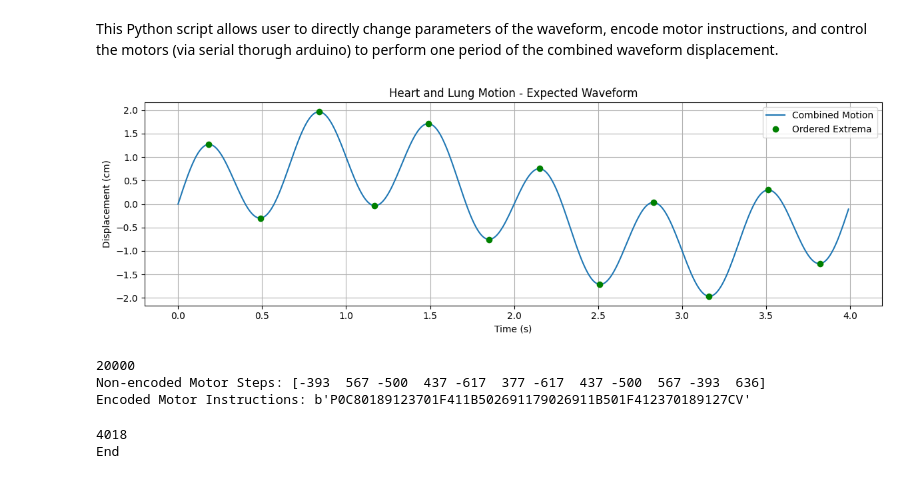
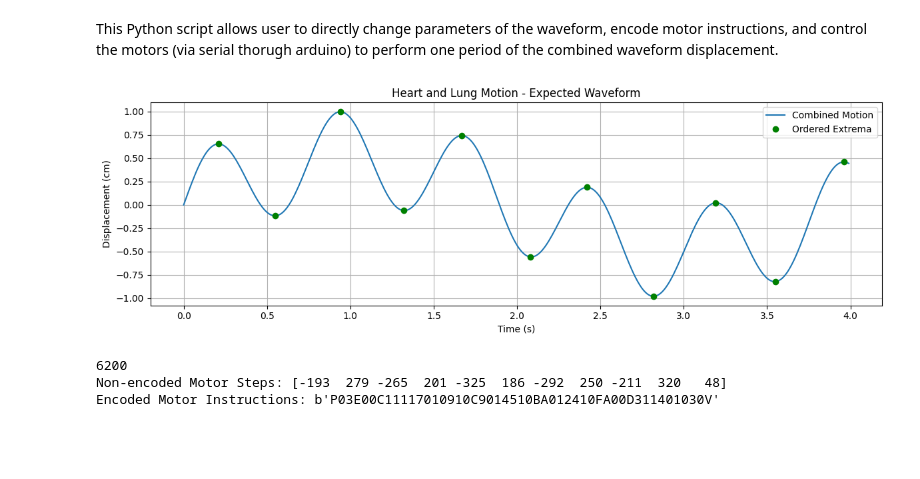
Before and after one commit to EPCRI/HeartLungMotionModel, a Jupyter notebook: python/python_script.ipynb, the cells around one changed output. Cells and saved outputs as stored; diff of their text form; code cells hidden in the pictures; blank space fills up the shorter version.

```diff
--- a/python/python_script.ipynb
+++ b/python/python_script.ipynb
@@ -8,9 +8,9 @@ import serial
 from scipy.signal import find_peaks
 
 # Variables
-heart_amplitude = 1
-heart_frequency = 90 / 60  # Hz
-lung_amplitude = 1
+heart_amplitude = 0.5
+heart_frequency = 80 / 60  # Hz
+lung_amplitude = 0.5
 lung_frequency = 15 / 60   # Hz
 lead_screw_lead = 8
 steps_per_revolution = 200
@@ -50,55 +50,52 @@ extrema_values_mm = extrema_values * 10  # in mm
 plt.figure(figsize=(12, 4))
 plt.plot(t_fine, combined_motion_fine, label='Combined Motion', linestyle='-')
 plt.plot(t_fine[extrema_indices], combined_motion_fine[extrema_indices], 'go', label='Ordered Extrema')
 plt.title('Heart and Lung Motion - Expected Waveform')
 plt.xlabel('Time (s)')
 plt.ylabel('Displacement (cm)')
 plt.legend()
 plt.grid(True)
 plt.tight_layout()
 plt.show()
 
 displacements_mm = np.diff(extrema_values_mm)
 steps_per_mm = steps_per_revolution / lead_screw_lead
 motor_steps = np.round(displacements_mm * steps_per_mm).astype(int)
 
 # Add return step to complete iteration
 return_step = -np.round((extrema_values_mm[-1] - extrema_values_mm[0]) * steps_per_mm).astype(int)
 motor_steps = np.append(motor_steps, return_step)
 
 velocity_wf = np.gradient(combined_motion_fine, t_fine)
 acceleration_wf = np.gradient(velocity_wf, t_fine)
 
 # Find the maximum acceleration
 # acceleration = round(np.max(np.abs(acceleration_wf)) *100 * 2/ (8 * 8))
-acceleration = 200
+acceleration = 62
 print(acceleration*100)
 motor_instructions = encode_motor_instructions(motor_steps, acceleration)
 
 print(f'Non-encoded Motor Steps: {motor_steps}')
 print(f'Encoded Motor Instructions: {motor_instructions}')
+
+ser = serial.Serial('COM3', 9600, timeout=1)
+time.sleep(2)
+ser.flush()
+ser.flushInput()
+ser.write(motor_instructions)
+
+while True:
+    if ser.in_waiting > 0:
+        line = ser.readline().decode('utf-8').rstrip()
+        if line == "Y":
+            break
+        print(line)
+
+# Close serial connection
+ser.close()
+print("End")
 # %% [output]
-[figure, old version]
+[figure, new version]
-20000
-Non-encoded Motor Steps: [-393  567 -500  437 -617  377 -617  437 -500  567 -393  636]
-Encoded Motor Instructions: b'P0C80189123701F411B502691179026911B501F412370189127CV'
+6200
+Non-encoded Motor Steps: [-193  279 -265  201 -325  186 -292  250 -211  320   48]
+Encoded Motor Instructions: b'P03E00C11117010910C9014510BA012410FA00D311401030V'
-# %%
-ser = serial.Serial('COM4', 9600, timeout=1)
-time.sleep(2)
-ser.flush()
-ser.flushInput()
-ser.write(motor_instructions)
-
-while True:
-    if ser.in_waiting > 0:
-        line = ser.readline().decode('utf-8').rstrip()
-        if line == "Y":
-            break
-        print(line)
-
-# Close serial connection
-ser.close()
-print("End")
-# %% [output]
-4018
-End
```
Also changed, not shown: parts of 1 cell of this notebook, 3 other files.
